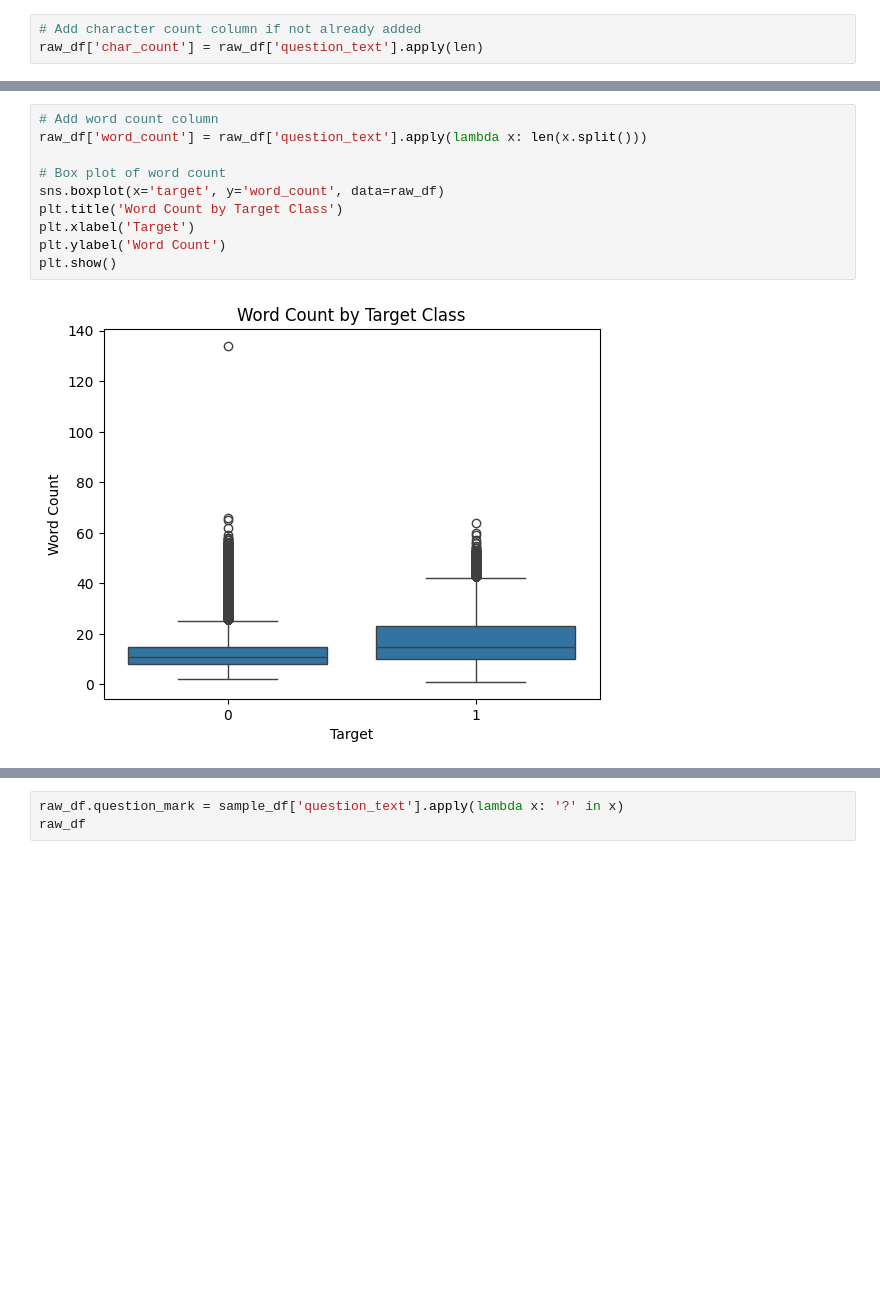
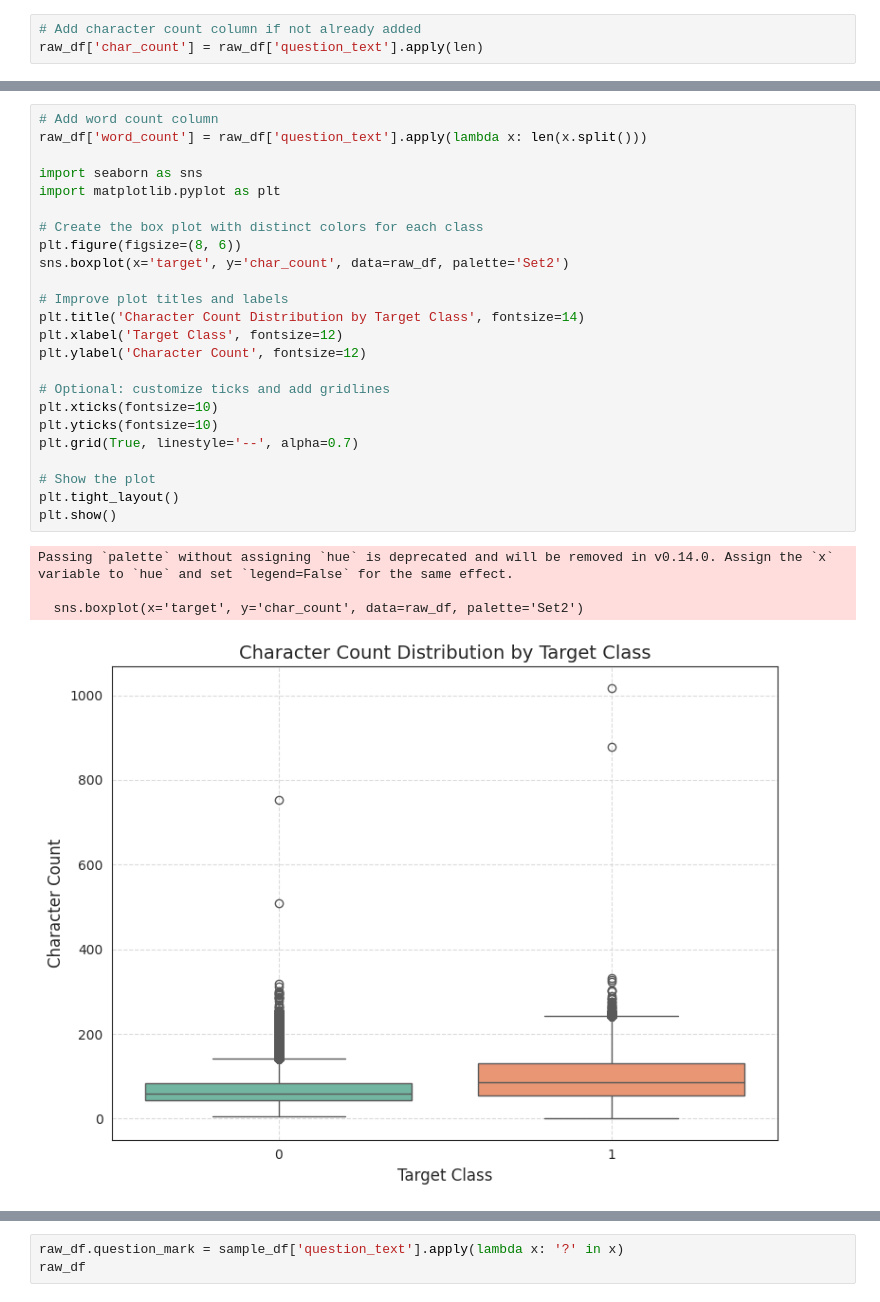
Before and after one commit to thugge254/Neural-Networks-and-Deep-Learning-with-PyTorch, a Jupyter notebook: Neural_Networks_and_Deep_Learning.ipynb, the cells around one changed output, grey strips where cells are left out. Drawn from its saved outputs; the diff is of its cells as text; blank space fills up the shorter version.

```diff
--- a/Neural_Networks_and_Deep_Learning.ipynb
+++ b/Neural_Networks_and_Deep_Learning.ipynb
@@ -152,12 +144,29 @@ plt.show()
 # %%
 # Add word count column
 raw_df['word_count'] = raw_df['question_text'].apply(lambda x: len(x.split()))
 
-# Box plot of word count
-sns.boxplot(x='target', y='word_count', data=raw_df)
-plt.title('Word Count by Target Class')
-plt.xlabel('Target')
-plt.ylabel('Word Count')
+import seaborn as sns
+import matplotlib.pyplot as plt
+
+# Create the box plot with distinct colors for each class
+plt.figure(figsize=(8, 6))
+sns.boxplot(x='target', y='char_count', data=raw_df, palette='Set2')
+
+# Improve plot titles and labels
+plt.title('Character Count Distribution by Target Class', fontsize=14)
+plt.xlabel('Target Class', fontsize=12)
+plt.ylabel('Character Count', fontsize=12)
+
+# Optional: customize ticks and add gridlines
+plt.xticks(fontsize=10)
+plt.yticks(fontsize=10)
+plt.grid(True, linestyle='--', alpha=0.7)
+
+# Show the plot
+plt.tight_layout()
 plt.show()
 # %% [output]
+Passing `palette` without assigning `hue` is deprecated and will be removed in v0.14.0. Assign the `x` variable to `hue` and set `legend=False` for the same effect.
+
+  sns.boxplot(x='target', y='char_count', data=raw_df, palette='Set2')
-[figure, old version]
+[figure, new version]
```
Also changed, not shown: parts of 49 cells of this notebook.
